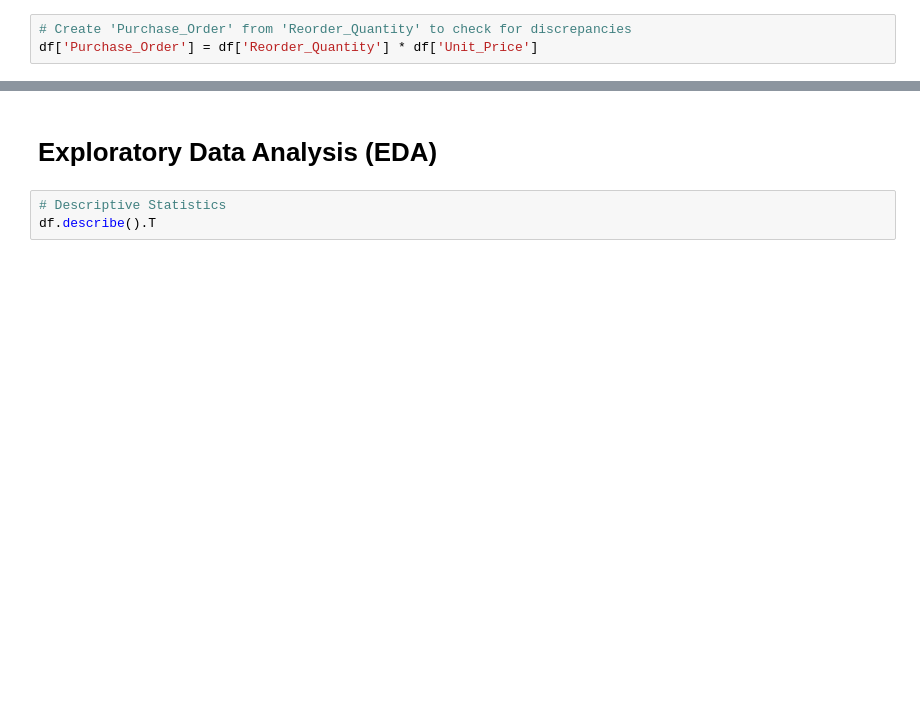
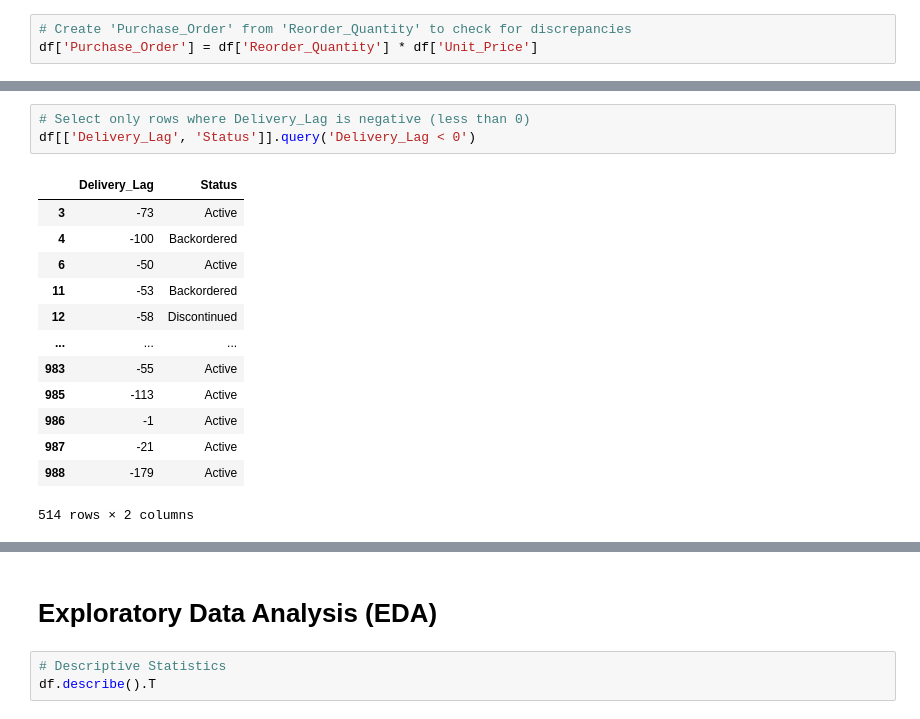
Before and after one commit to rbalbinotti/smart-supply-chain-ai, a Jupyter notebook: notebooks/01-mod_demand_inventory.ipynb, the cells around one changed output, grey strips where cells are left out. Cells and saved outputs as stored; diff of their text form; blank space fills up the shorter version.

```diff
--- a/notebooks/01-mod_demand_inventory.ipynb
+++ b/notebooks/01-mod_demand_inventory.ipynb
@@ -216 +229,18 @@ df['Purchase_Order'] = df['Reorder_Quantity'] * df['Unit_Price']
+# %%
+# Select only rows where Delivery_Lag is negative (less than 0)
+df[['Delivery_Lag', 'Status']].query('Delivery_Lag < 0')
+# %% [output]
+|  | Delivery_Lag | Status |
+| 3 | -73 | Active |
+| 4 | -100 | Backordered |
+| 6 | -50 | Active |
+| 11 | -53 | Backordered |
+| 12 | -58 | Discontinued |
+| ... | ... | ... |
+| 983 | -55 | Active |
+| 985 | -113 | Active |
+| 986 | -1 | Active |
+| 987 | -21 | Active |
+| 988 | -179 | Active |
+514 rows × 2 columns
 # %%
```
Also changed, not shown: parts of 21 cells of this notebook, 3 other files.
